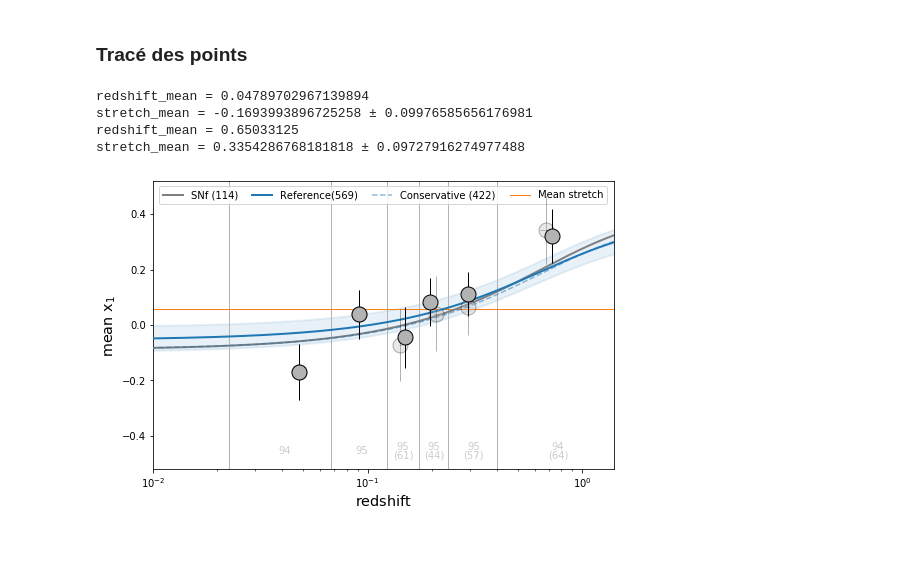
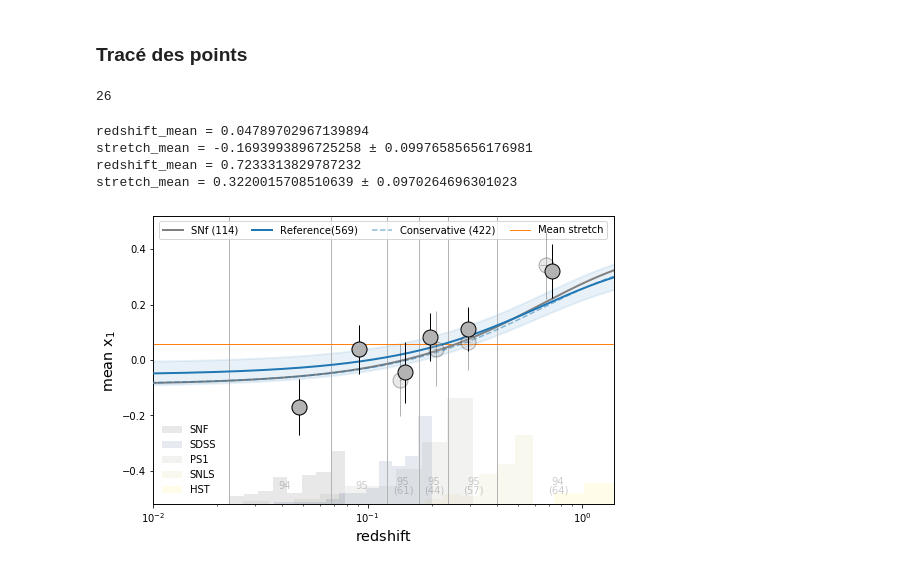
Before and after one commit to Nora-n/variaIa, a Jupyter notebook: notebooks/Plots/plots_evolall.ipynb, the cells around one changed output. Cells and saved outputs as stored; diff of their text form; code cells hidden in the pictures.

Commit message:
New figure. Test sample chi²/ntarget

```diff
--- a/notebooks/Plots/plots_evolall.ipynb
+++ b/notebooks/Plots/plots_evolall.ipynb
@@ -358,6 +355,12 @@ _, bins = np.histogram(df_nc.redshifts, histedges_equalN(df_nc.redshifts, 6))
 _, bins_cons = np.histogram(df_c.redshifts, histedges_equalN(df_c.redshifts, 6))
 # %% [markdown]
 ### Tracé des points
+# %%
+i = -2
+df_lastbin = df_nc[(df_nc.redshifts > bins[i]) & (df_nc.redshifts <= bins[i+1])]
+len(df_lastbin[df_lastbin['survey'] == 'HST'])
+# %% [output]
+26
 # %%
 slices = []
 x1_comp_mean = np.zeros(6)
@@ -401,11 +404,19 @@ print('stretch_mean =', x1_comp_mean[-1], '±', x1_comp_std[-1]/np.sqrt(len(df_n
 # %% [output]
 redshift_mean = 0.04789702967139894
 stretch_mean = -0.1693993896725258 ± 0.09976585656176981
-redshift_mean = 0.65033125
-stretch_mean = 0.3354286768181818 ± 0.09727916274977488
+redshift_mean = 0.7233313829787232
+stretch_mean = 0.3220015708510639 ± 0.0970264696301023
 # %%
 fig = plt.figure(figsize=[8, 5])
 ax = fig.add_axes([0.1, 0.12, 0.8, 0.8])
+# for hist on
+ax2 = ax.twinx()
+path = 'on'
+ax.set_zorder(ax2.get_zorder()+1) # put ax in front of ax2
+ax.patch.set_visible(False) # hide the 'canvas'
+# for hist up
+#path = 'up'
+#ax2 = fig.add_axes([0.1, 0.70, 0.6, 0.2])
 
 prop2 = dict(marker="o", ms=15, ecolor="0.7", mew=1, mec="0.5")
 prop = dict(marker="o", ms=15, ecolor="k", mew=1, mec="k", mfc="0.7")
@@ -453,33 +464,67 @@ for i in range(6):
     if len(df_nc.redshifts.values[slices[i]]) == len(df_c.redshifts.values[slices_cons[i]]):
         ax.text((bins_text[i+1]+bins_text[i])/2-shift_slices[i][0], -0.465,
                 str(len(df_nc.redshifts.values[slices[i]])), alpha=.2)
     else:
         ax.text((bins_text[i+1]+bins_text[i])/2-shift_slices[i][0], -0.45,
                 str(len(df_nc.redshifts.values[slices[i]])), alpha=.2)
         ax.text((bins_text[i+1]+bins_text[i])/2-shift_slices[i][1], -0.48,
                 '(' + str(len(df_c.redshifts.values[slices_cons[i]])) + ')', alpha=.2)
 
 for i, c in zip(range(6), vmap_s):
    ax.errorbar(z_comp_mean_cons[i], x1_comp_mean_cons[i],
                 xerr = z_comp_std_cons[i]/np.sqrt(len(df_c.redshifts.values[slices_cons[i]])),
                 yerr = x1_comp_std_cons[i]/np.sqrt(len(df_c.stretchs.values[slices_cons[i]])),
                 color=vmap_s[i], **prop, alpha=.3, zorder=9, lw=1)
 
 ax.plot(zlin, age_law_all_cons(zlin),
         color="C0", lw=1.5, ls='--', alpha=.5,
         label='Conservative (422)', zorder=7)
 
 ax.hline(np.mean(df_nc.stretchs), color='C1', lw=1, ls='-', label='Mean stretch')
 
 #############################################################################################
+w = [np.max(df_nc[df_nc['survey'] == 'SNF'].redshifts) - 0.066,
+     np.max(df_nc[df_nc['survey'] == 'SDSS'].redshifts) - bins[3],
+     np.max(df_nc[df_nc['survey'] == 'PS1'].redshifts) - bins[4]]
+
+nbins = [9, 13, 10, 9, 5]
+for i, survey in enumerate(surveys):
+    df_used = df_nc[df_nc['survey'] == survey]
+    if i < 4:
+        ax2.hist(df_used.redshifts,
+                bins=10**np.linspace(np.log10(np.min(df_used.redshifts)),
+                                     np.log10(np.max(df_used.redshifts)),
+                                     nbins[i]),
+                histtype='stepfilled', color=colors[survey], alpha=.1,
+                zorder=1, label=survey)
+    if i == 4:
+        ax2.hist(df_used.redshifts,
+                bins=10**np.linspace(np.log10(np.min(df_used.redshifts)),
+                                     np.log10(1.4),
+                                     3),
+                histtype='stepfilled', color=colors[survey], alpha=.1,
+                zorder=1, label=survey)
+
 
 ax.set_ylim(-0.52, 0.52)
 ax.set_xlim(0.01, 1.4)
 ax.set_xscale('log')
 
+ax.set_ylim(-0.52, 0.52)
+ax.set_xlim(0.01, 1.4)
+ax.set_xscale('log')
+
+ax2.set_ylim(0, 180)
+#ax2.set_xlim(0.01, 1.4)
+#ax2.set_xscale('log')
+ax2.set_yticks([])
+
 ax.legend(ncol=4, loc='upper center', columnspacing=1.4)
+ax2.legend(loc='lower left', fontsize='medium', ncol=1,
+           frameon=False)
+          #bbox_to_anchor=(0.003, 0.77, 0.0, 0.15))
 
-fig.savefig('../../Images/stretchevol_all_vs_snf.pdf', bbox_inches='tight')
-fig.savefig('../../Images/png/stretchevol_all_vs_snf.png', bbox_inches='tight', dpi=600)
+fig.savefig('../../Images/pdf/stretchevol_all_vs_snf-hist_' + path + '.pdf', bbox_inches='tight')
+fig.savefig('../../Images/png/stretchevol_all_vs_snf-hist_' + path + '.png', bbox_inches='tight', dpi=600)
 # %% [output]
-[figure, old version]
+[figure, new version]
```
Also changed, not shown: parts of 9 cells of this notebook, 5 other files.
